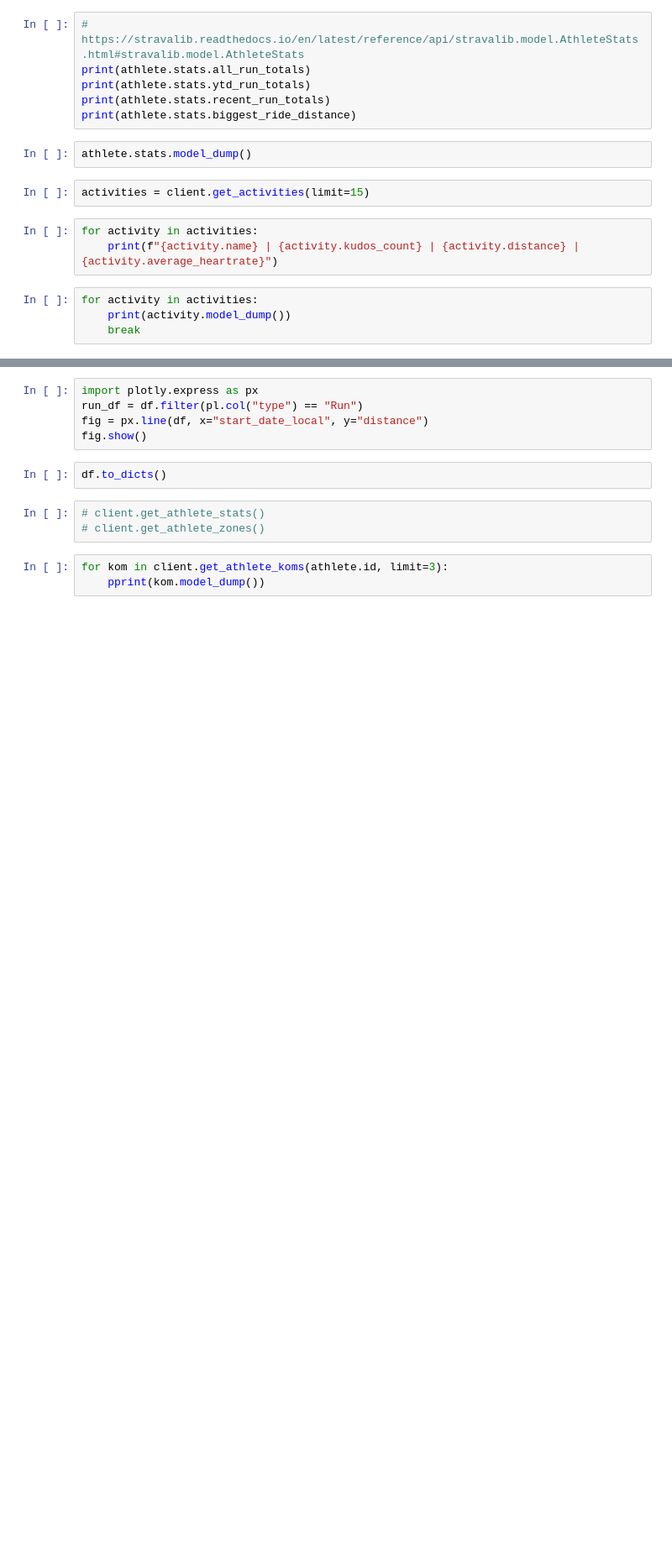
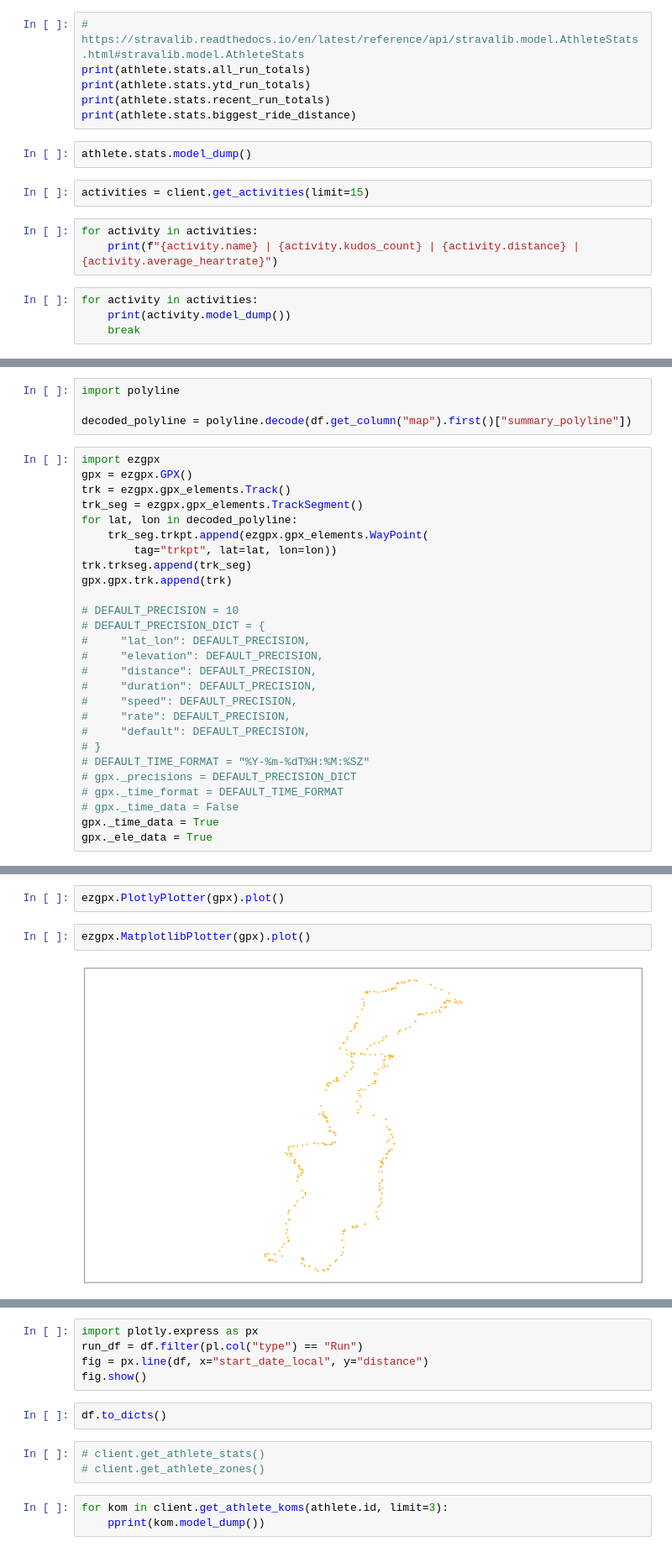
Before and after one commit to FABallemand/DataMountain, a Jupyter notebook: test.ipynb, the cells around one changed output, grey strips where cells are left out. Shown: that part at 84% size. Saved outputs shown, nothing was run; the diff lists cells and outputs as text; blank space fills up the shorter version.

```diff
--- a/test.ipynb
+++ b/test.ipynb
@@ -72,0 +119,31 @@ shape: (15, 54)
+# %%
+import polyline
+
+decoded_polyline = polyline.decode(df.get_column("map").first()["summary_polyline"])
+# %%
+import ezgpx
+gpx = ezgpx.GPX()
+trk = ezgpx.gpx_elements.Track()
+trk_seg = ezgpx.gpx_elements.TrackSegment()
+for lat, lon in decoded_polyline:
+    trk_seg.trkpt.append(ezgpx.gpx_elements.WayPoint(
+        tag="trkpt", lat=lat, lon=lon))
+trk.trkseg.append(trk_seg)
+gpx.gpx.trk.append(trk)
+
+# DEFAULT_PRECISION = 10
+# DEFAULT_PRECISION_DICT = {
+#     "lat_lon": DEFAULT_PRECISION,
+#     "elevation": DEFAULT_PRECISION,
+#     "distance": DEFAULT_PRECISION,
+#     "duration": DEFAULT_PRECISION,
+#     "speed": DEFAULT_PRECISION,
+#     "rate": DEFAULT_PRECISION,
+#     "default": DEFAULT_PRECISION,
+# }
+# DEFAULT_TIME_FORMAT = "%Y-%m-%dT%H:%M:%SZ"
+# gpx._precisions = DEFAULT_PRECISION_DICT
+# gpx._time_format = DEFAULT_TIME_FORMAT
+# gpx._time_data = False
+gpx._time_data = True
+gpx._ele_data = True
@@ -72,0 +167,6 @@ shape: (15, 54)
+# %%
+ezgpx.PlotlyPlotter(gpx).plot()
+# %%
+ezgpx.MatplotlibPlotter(gpx).plot()
+# %% [output]
+[figure, added]
```
Also changed, not shown: parts of 6 cells of this notebook, 5 other files.
